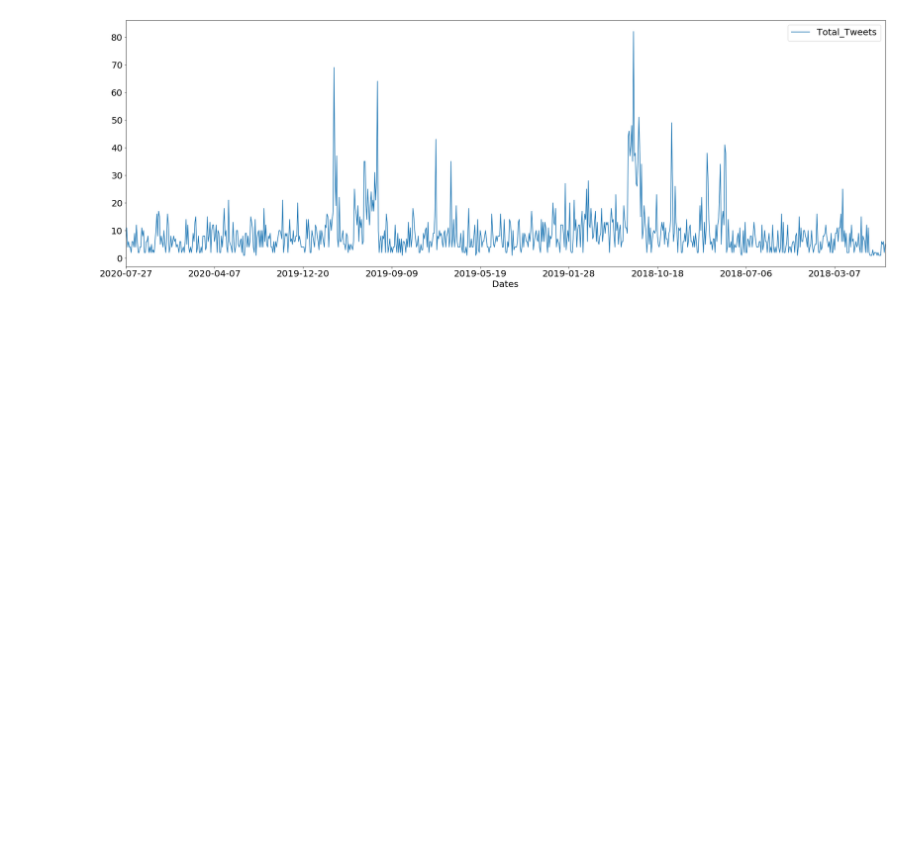
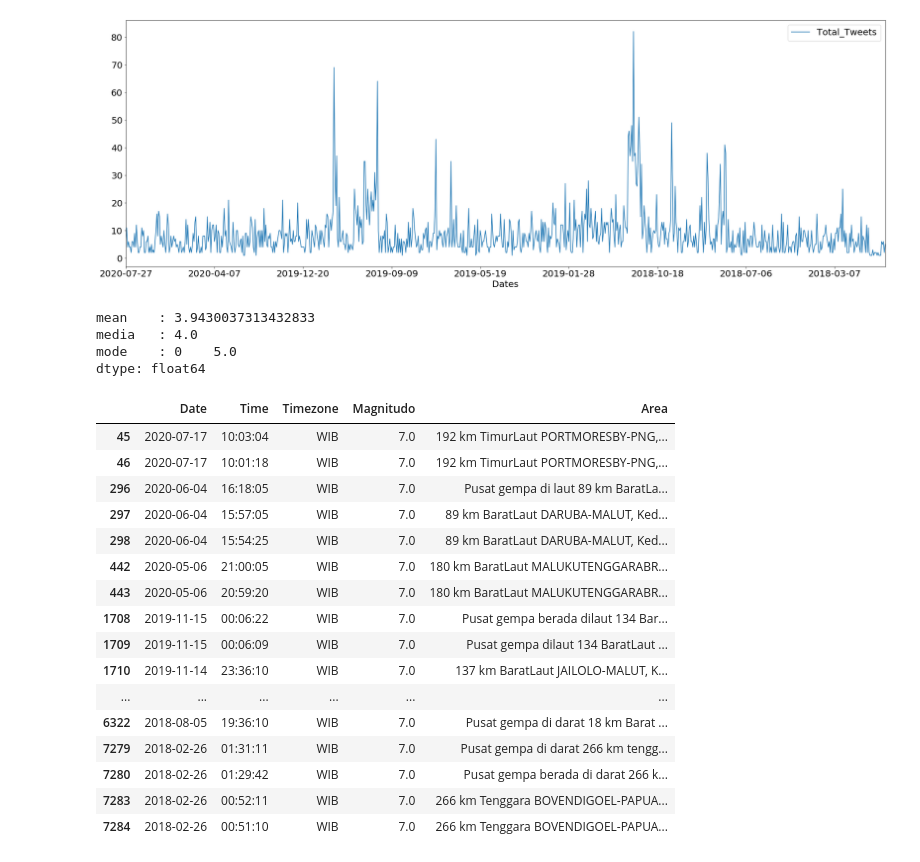
Before and after one commit to IanNarsa/iannarsa.github.io, a Jupyter notebook: bmkg/bmkg.ipynb, the cells around one changed output. Saved outputs shown, nothing was run; the diff lists cells and outputs as text; code cells hidden in the pictures; blank space fills up the shorter version.

```diff
--- a/bmkg/bmkg.ipynb
+++ b/bmkg/bmkg.ipynb
@@ -131,3 +134,32 @@ plt.legend(fontsize = 20)
 plt.show()
 # %% [output]
 [figure]
+# %%
+print("mean \t:",ndf["Magnitudo"].mean())
+print("media \t:",ndf["Magnitudo"].median())
+print("mode \t:",ndf["Magnitudo"].mode())
+# %% [output]
+mean    : 3.9430037313432833
+media   : 4.0
+mode    : 0    5.0
+dtype: float64
+# %%
+ndf[ndf["Magnitudo"]>=7]
+# %% [output]
+|  | Date | Time | Timezone | Magnitudo | Area |
+| 45 | 2020-07-17 | 10:03:04 | WIB | 7.0 | 192 km TimurLaut PORTMORESBY-PNG,... |
+| 46 | 2020-07-17 | 10:01:18 | WIB | 7.0 | 192 km TimurLaut PORTMORESBY-PNG,... |
+| 296 | 2020-06-04 | 16:18:05 | WIB | 7.0 | Pusat gempa di laut 89 km BaratLa... |
+| 297 | 2020-06-04 | 15:57:05 | WIB | 7.0 | 89 km BaratLaut DARUBA-MALUT, Ked... |
+| 298 | 2020-06-04 | 15:54:25 | WIB | 7.0 | 89 km BaratLaut DARUBA-MALUT, Ked... |
+| 442 | 2020-05-06 | 21:00:05 | WIB | 7.0 | 180 km BaratLaut MALUKUTENGGARABR... |
+| 443 | 2020-05-06 | 20:59:20 | WIB | 7.0 | 180 km BaratLaut MALUKUTENGGARABR... |
+| 1708 | 2019-11-15 | 00:06:22 | WIB | 7.0 | Pusat gempa berada dilaut 134 Bar... |
+| 1709 | 2019-11-15 | 00:06:09 | WIB | 7.0 | Pusat gempa dilaut 134 BaratLaut ... |
+| 1710 | 2019-11-14 | 23:36:10 | WIB | 7.0 | 137 km BaratLaut JAILOLO-MALUT, K... |
+| ... | ... | ... | ... | ... | ... |
+| 6322 | 2018-08-05 | 19:36:10 | WIB | 7.0 | Pusat gempa di darat 18 km Barat ... |
+| 7279 | 2018-02-26 | 01:31:11 | WIB | 7.0 | Pusat gempa di darat 266 km tengg... |
+| 7280 | 2018-02-26 | 01:29:42 | WIB | 7.0 | Pusat gempa berada di darat 266 k... |
+| 7283 | 2018-02-26 | 00:52:11 | WIB | 7.0 | 266 km Tenggara BOVENDIGOEL-PAPUA... |
+| 7284 | 2018-02-26 | 00:51:10 | WIB | 7.0 | 266 km Tenggara BOVENDIGOEL-PAPUA... |
```
Also changed, not shown: parts of 6 cells of this notebook.
